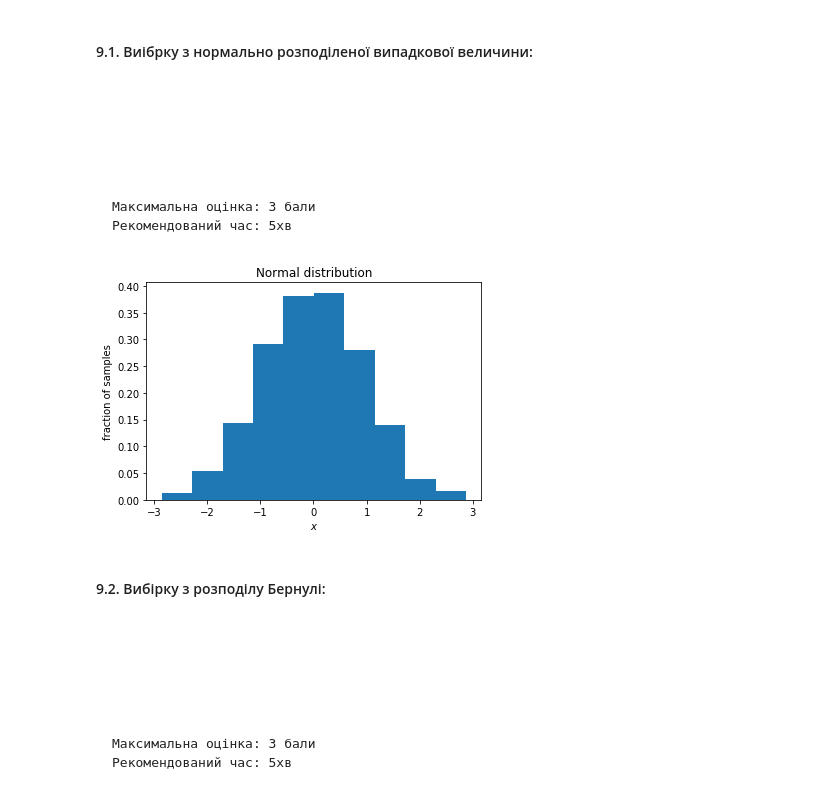
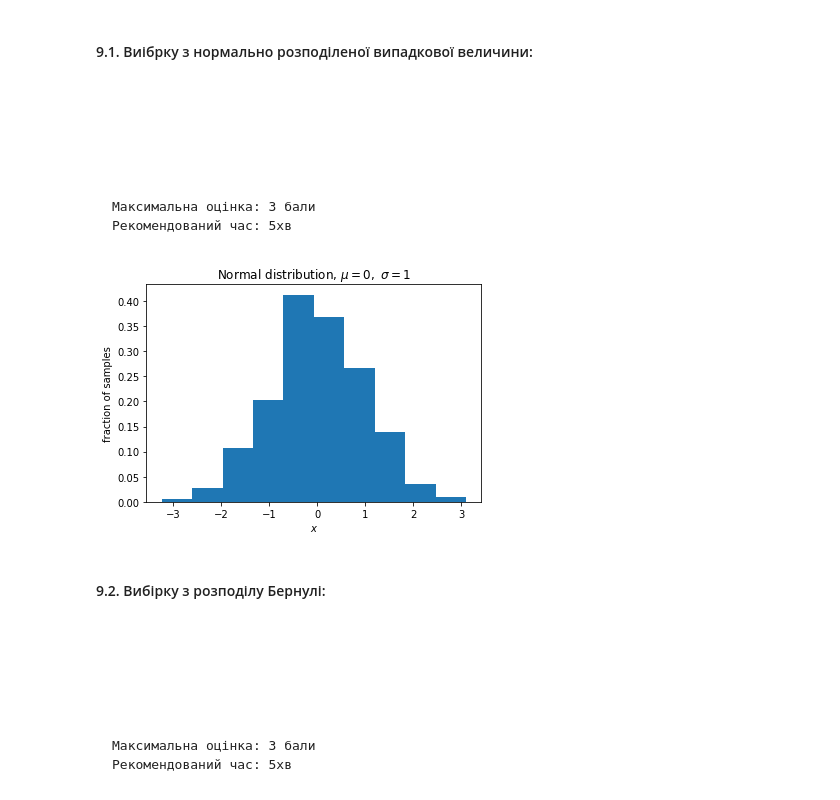
Before and after one commit to andriyrom/DataRoot1, a Jupyter notebook: DataRoot University DS100 Test #2_v1.ipynb, the cells around one changed output. Saved outputs shown, nothing was run; the diff lists cells and outputs as text; code cells hidden in the pictures.

````diff
--- a/DataRoot University DS100 Test #2_v1.ipynb
+++ b/DataRoot University DS100 Test #2_v1.ipynb
@@ -629,17 +629,17 @@ df
 # %%
 %matplotlib inline
 import matplotlib.pylab as plt
 import scipy.stats as st
 
-norm_rv = st.norm()
+norm_rv = st.norm(0, 1)
 norm_vals = norm_rv.rvs(1000)
 plt.hist(norm_vals, normed = True)
 plt.xlabel("$x$")
 plt.ylabel("fraction of samples")
-plt.title('Normal distribution')
+plt.title('Normal distribution, $\mu=0,\ \sigma=1$')
 plt.show()
 # %% [output]
-[figure, old version]
+[figure, new version]
 # %% [markdown]
 #### 9.2. Вибірку з розподілу Бернулі:
 ```
````
Also changed, not shown: parts of 8 cells of this notebook.
